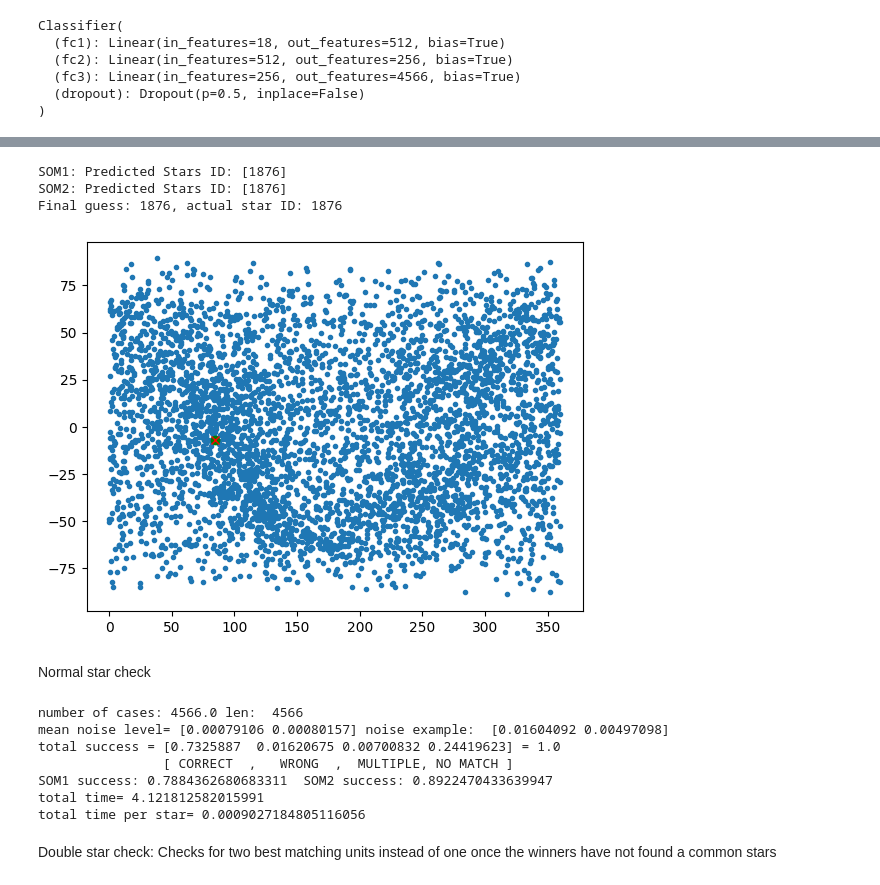
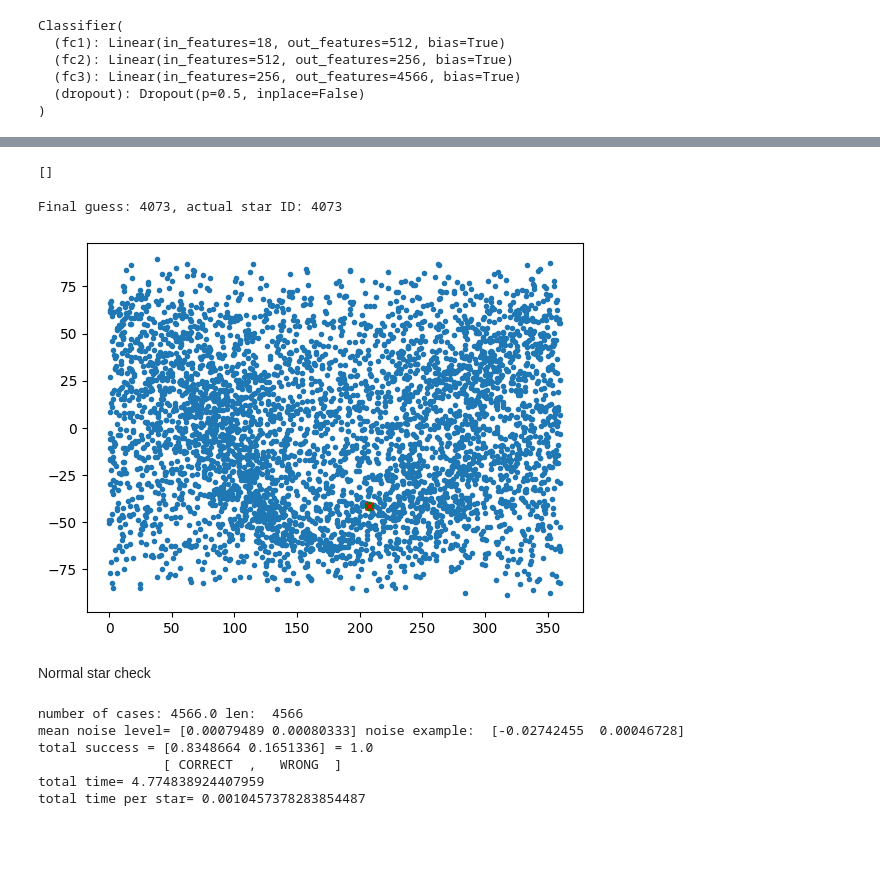
Before and after one commit to I-Zuniga/Event_Star_tracker, a Jupyter notebook: jupyter_notebooks/simple_nn.ipynb, the cells around one changed output, grey strips where cells are left out. Cells and saved outputs as stored; diff of their text form; code cells hidden in the pictures; blank space fills up the shorter version.

```diff
--- a/jupyter_notebooks/simple_nn.ipynb
+++ b/jupyter_notebooks/simple_nn.ipynb
@@ -197,6 +197,7 @@ features_2:  [2.33174444 3.12446767 3.16965397 3.88594822 2.0823128  5.15962682
 # %%
 # Join features into 1 array
 features = np.append(features_1_n, features_2_n, axis=1)
+features = torch.tensor(features, dtype=torch.float32)
 # %%
 
 
@@ -281,35 +282,39 @@ Epoch: 370/1000 Loss: 1.2980483770370483
+# %%
+#Transform tensor to numpy array
+# features.detach().numpy()
+
+print(output.detach().numpy())
+# %% [output]
+[]
 # %%
 from random import sample
 from lib.event_processing import predict_star_id
 # Test the prediction for a sample feature vector
 random_id = np.random.randint(0,len(features_vec_1))
 # random_id = np.where(stars_data[:,0] == 12828)[0][0] # To check the prediction of a specific star (not that random)
 
-sample_feature = features[random_id]
+sample_feature = features[random_id].reshape(1, -1)
 
 # Get the predicted star ID from the NN
-star_guess = model(sample_feature).argmax().item()
-
+star_guess = nn.Softmax(dim=1)(model(sample_feature)).argmax(1).item()
 
 print(f"Final guess: {star_guess}, actual star ID: {random_id}")
 
 plt.figure()
 plt.plot(stars_data[:,1],stars_data[:,2],'.')
 plt.plot(stars_data[random_id][1],stars_data[random_id][2],'og')
 plt.plot(stars_data[star_guess][1],stars_data[star_guess][2],'xr')
 plt.show()
 # %% [output]
-SOM1: Predicted Stars ID: [1876]
-SOM2: Predicted Stars ID: [1876]
-Final guess: 1876, actual star ID: 1876
+Final guess: 4073, actual star ID: 4073
-[figure, old version]
+[figure, new version]
 # %% [markdown]
 Normal star check
 # %%
 import time
 
-cont = np.zeros(4) # [Correct match, wrong match, multiple match, no macht ]
-acc = np.zeros(2) # [correct SOM1, correct SOM2]
+cont = np.zeros(2) # [Correct match, wrong match ]
+
 
 stars_pos = np.copy(stars_data[:,1:3])
 noise= np.random.normal(loc=1, scale=0.001, size=stars_pos.shape)
@@ -320,46 +325,33 @@ stars_pos *= noise
 time_start = time.time()
 
 for i in range(len(stars_pos)):
-    features_1 = []
-    features_2 = []
 
     features_1, features_2 = get_star_features(stars_pos[indices[i][0:n_of_neighbor+1]], 1, 1, 1)
+    feature_1_n = (features_1 - features_vec_1.min()) / (features_vec_1.max() - features_vec_1.min())
+    feature_2_n = (features_2 - features_vec_2.min()) / (features_vec_2.max() - features_vec_2.min())
 
-    winner_ids_1 = predict_star_id(features_1, [features_vec_1.min(), features_vec_1.max()], star_dict_1, som1)
-    winner_ids_2 = predict_star_id(features_2, [features_vec_2.min(), features_vec_2.max()], star_dict_2, som2)
-    if i in winner_ids_1 and len(winner_ids_1) < 20:
-        acc[0] += 1
-    if i in winner_ids_2 and len(winner_ids_2) < 20:
-        acc[1] += 1
+    sample_feature = np.append(feature_1_n, feature_2_n)
+    sample_feature = torch.tensor(sample_feature, dtype=torch.float32).reshape(1, -1)
 
-    star_guess = list(set(winner_ids_1).intersection(winner_ids_2))
-    if len(list(set(winner_ids_1).intersection(winner_ids_2))) == 1:
-        cont[0] += star_guess[0] == i
-        cont[1] += star_guess[0] != i
-    else:
-        # print("Error: ", list(set(winner_ids_1).intersection(winner_ids_2)), "!=", i)
-        cont[3] += len(star_guess) == 0
-        cont[2] += len(star_guess) > 1
+    # Get the predicted star ID from the NN
+    star_guess = nn.Softmax(dim=1)(model(sample_feature)).argmax(1).item()
+
+    cont[0] += star_guess == i
+    cont[1] += star_guess != i
+
 time_end = time.time()
 
 
-print('number of cases:', np.sum(cont[0:4]), 'len: ', len(stars_pos))
+print('number of cases:', np.sum(cont[0:2]), 'len: ', len(stars_pos))
 print("mean noise level=",  mean_noise, 'noise example: ', noise[0]*stars_pos[0]-stars_pos[0])
-print("total success =",  cont[0:4] / stars_pos.shape[0], '=', np.sum(cont[0:4]) / stars_pos.shape[0])
-print("               ", "[ CORRECT  ,   WRONG  ,  MULTIPLE, NO MATCH ]")
-print('SOM1 success:', acc[0] / stars_pos.shape[0], ' SOM2 success:', acc[1] / stars_pos.shape[0])
+print("total success =",  cont[0:2] / stars_pos.shape[0], '=', np.sum(cont[0:2]) / stars_pos.shape[0])
+print("               ", "[ CORRECT  ,   WRONG  ]")
 print("total time=",  time_end - time_start)
 print("total time per star=",  (time_end - time_start) / stars_pos.shape[0])
-
-# Save the results in a list variable
-results_1 = [ cont[0:4] / stars_pos.shape[0], acc[0] / stars_pos.shape[0], acc[1] / stars_pos.shape[0], (time_end - time_start) / stars_pos.shape[0]]
 # %% [output]
 number of cases: 4566.0 len:  4566
-mean noise level= [0.00079106 0.00080157] noise example:  [0.01604092 0.00497098]
-total success = [0.7325887  0.01620675 0.00700832 0.24419623] = 1.0
-                [ CORRECT  ,   WRONG  ,  MULTIPLE, NO MATCH ]
-SOM1 success: 0.7884362680683311  SOM2 success: 0.8922470433639947
-total time= 4.121812582015991
-total time per star= 0.0009027184805116056
+mean noise level= [0.00079489 0.00080333] noise example:  [-0.02742455  0.00046728]
+total success = [0.8348664 0.1651336] = 1.0
+                [ CORRECT  ,   WRONG  ]
+total time= 4.774838924407959
+total time per star= 0.0010457378283854487
-# %% [markdown]
-Double star check: Checks for two best matching units instead of one once the winners have not found a common stars
```
Also changed, not shown: parts of 3 cells of this notebook.
